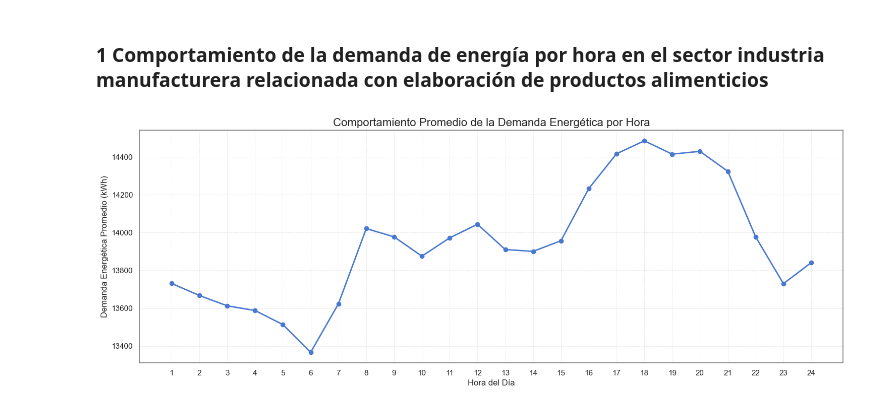
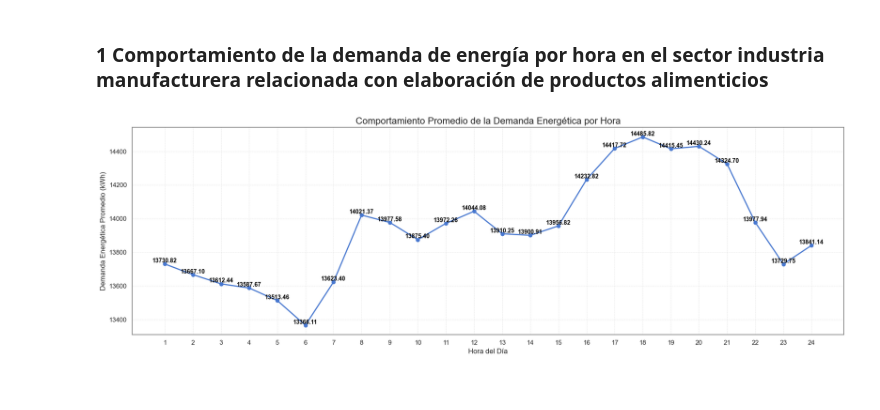
Before and after one commit to S00LEY/Talento-B_-Ing-Data, a Jupyter notebook: DemaComeNoReg_CIIU_Alimentos_2024.ipynb, the cells around one changed output. Drawn from its saved outputs; the diff is of its cells as text; code cells hidden in the pictures.

```diff
--- a/DemaComeNoReg_CIIU_Alimentos_2024.ipynb
+++ b/DemaComeNoReg_CIIU_Alimentos_2024.ipynb
@@ -199,23 +199,29 @@ Archivo exportado correctamente.
 # %%
 # Definir las columnas correspondientes a las horas del día (Values_Hour01, Values_Hour02, ..., Values_Hour24)
 hour_columns = [f'Values_Hour{i:02}' for i in range(1, 25)]
 
 # Calcular la demanda promedio por hora del día utilizando las columnas correspondientes
 avg_hourly_demand = df_daily_reset[hour_columns].mean()
 
 # Configurar y personalizar el gráfico
 plt.figure(figsize=(18, 6))
 plt.plot(range(1, 25), avg_hourly_demand, marker='o', linestyle='-', color='b', linewidth=2, markersize=6)
 plt.title('Comportamiento Promedio de la Demanda Energética por Hora', fontsize=16)
 plt.xlabel('Hora del Día', fontsize=12)
 plt.ylabel('Demanda Energética Promedio (kWh)', fontsize=12)
 
 # Configurar las marcas en el eje X para que representen cada hora del día
 plt.xticks(range(1, 25))
 plt.grid(True, linestyle='--', linewidth=0.5, alpha=0.6)
 plt.gca().spines['top'].set_color('gray')
 plt.gca().spines['right'].set_color('gray')
 plt.gca().spines['bottom'].set_color('gray')
 plt.gca().spines['left'].set_color('gray')
+
+# Agregar los valores sobre los puntos de la curva con un pequeño ajuste vertical para más espacio
+for i, demand in enumerate(avg_hourly_demand, 1):  # Iterar sobre las horas y sus demandas
+    plt.text(i, demand + 0.1, f'{demand:.2f}', ha='center', va='bottom', fontsize=10, color='black', fontweight='bold')
+plt.tight_layout()
+plt.show()
 # %% [output]
-[figure, old version]
+[figure, new version]
```
